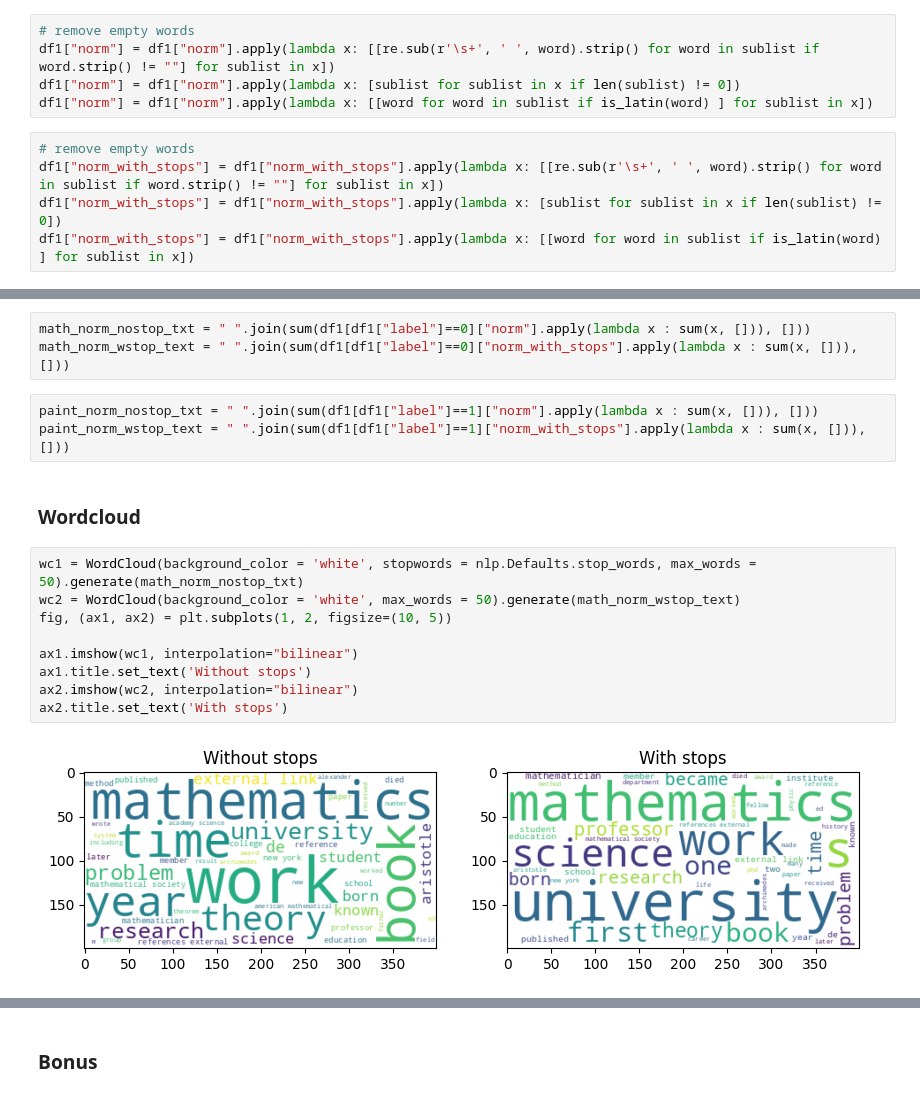
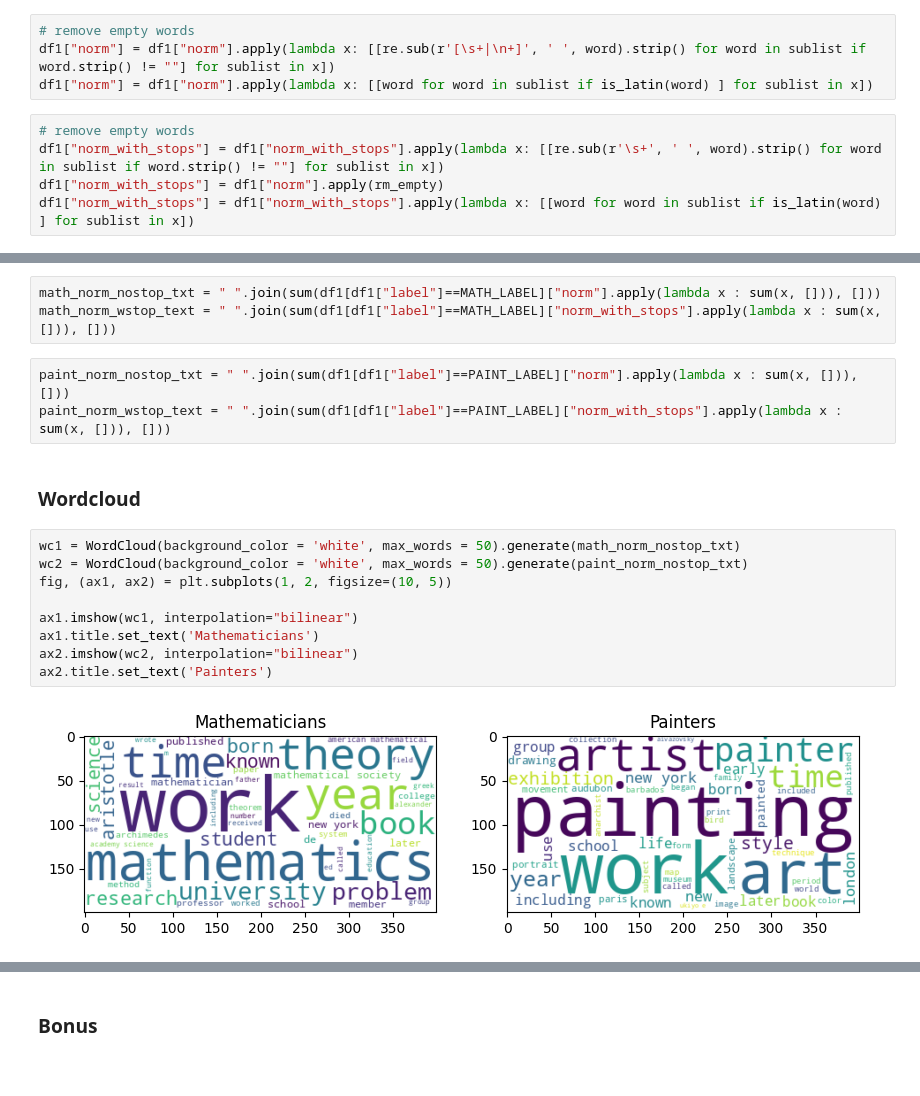
Before and after one commit to ManilBen/dsproject-2023, a Jupyter notebook: analysis.ipynb, the cells around one changed output, grey strips where cells are left out. Cells and saved outputs as stored; diff of their text form.

```diff
--- a/analysis.ipynb
+++ b/analysis.ipynb
@@ -71,11 +91,10 @@ df1["norm"] = df1["sents"].apply(normalize)
 df1["norm_with_stops"] = df1["sents"].apply(normalize, rm_stops=False)
 # %%
 # remove empty words
-df1["norm"] = df1["norm"].apply(lambda x: [[re.sub(r'\s+', ' ', word).strip() for word in sublist if word.strip() != ""] for sublist in x])
-df1["norm"] = df1["norm"].apply(lambda x: [sublist for sublist in x if len(sublist) != 0])
+df1["norm"] = df1["norm"].apply(lambda x: [[re.sub(r'[\s+|\n+]', ' ', word).strip() for word in sublist if word.strip() != ""] for sublist in x])
 df1["norm"] = df1["norm"].apply(lambda x: [[word for word in sublist if is_latin(word) ] for sublist in x])
 # %%
 # remove empty words
 df1["norm_with_stops"] = df1["norm_with_stops"].apply(lambda x: [[re.sub(r'\s+', ' ', word).strip() for word in sublist if word.strip() != ""] for sublist in x])
-df1["norm_with_stops"] = df1["norm_with_stops"].apply(lambda x: [sublist for sublist in x if len(sublist) != 0])
+df1["norm_with_stops"] = df1["norm"].apply(rm_empty)
 df1["norm_with_stops"] = df1["norm_with_stops"].apply(lambda x: [[word for word in sublist if is_latin(word) ] for sublist in x])
@@ -282,19 +331,19 @@ Number of tokens (NO stop words and normalization) : 516747
 # %%
-math_norm_nostop_txt = " ".join(sum(df1[df1["label"]==0]["norm"].apply(lambda x : sum(x, [])), []))
-math_norm_wstop_text = " ".join(sum(df1[df1["label"]==0]["norm_with_stops"].apply(lambda x : sum(x, [])), []))
+math_norm_nostop_txt = " ".join(sum(df1[df1["label"]==MATH_LABEL]["norm"].apply(lambda x : sum(x, [])), []))
+math_norm_wstop_text = " ".join(sum(df1[df1["label"]==MATH_LABEL]["norm_with_stops"].apply(lambda x : sum(x, [])), []))
 # %%
-paint_norm_nostop_txt = " ".join(sum(df1[df1["label"]==1]["norm"].apply(lambda x : sum(x, [])), []))
-paint_norm_wstop_text = " ".join(sum(df1[df1["label"]==1]["norm_with_stops"].apply(lambda x : sum(x, [])), []))
+paint_norm_nostop_txt = " ".join(sum(df1[df1["label"]==PAINT_LABEL]["norm"].apply(lambda x : sum(x, [])), []))
+paint_norm_wstop_text = " ".join(sum(df1[df1["label"]==PAINT_LABEL]["norm_with_stops"].apply(lambda x : sum(x, [])), []))
 # %% [markdown]
 ### Wordcloud
 # %%
-wc1 = WordCloud(background_color = 'white', stopwords = nlp.Defaults.stop_words, max_words = 50).generate(math_norm_nostop_txt)
-wc2 = WordCloud(background_color = 'white', max_words = 50).generate(math_norm_wstop_text)
+wc1 = WordCloud(background_color = 'white', max_words = 50).generate(math_norm_nostop_txt)
+wc2 = WordCloud(background_color = 'white', max_words = 50).generate(paint_norm_nostop_txt)
 fig, (ax1, ax2) = plt.subplots(1, 2, figsize=(10, 5))
 
 ax1.imshow(wc1, interpolation="bilinear")
-ax1.title.set_text('Without stops')
+ax1.title.set_text('Mathematicians')
 ax2.imshow(wc2, interpolation="bilinear")
-ax2.title.set_text('With stops')
+ax2.title.set_text('Painters')
 # %% [output]
-[figure, old version]
+[figure, new version]
```
Also changed, not shown: parts of 49 cells of this notebook.
